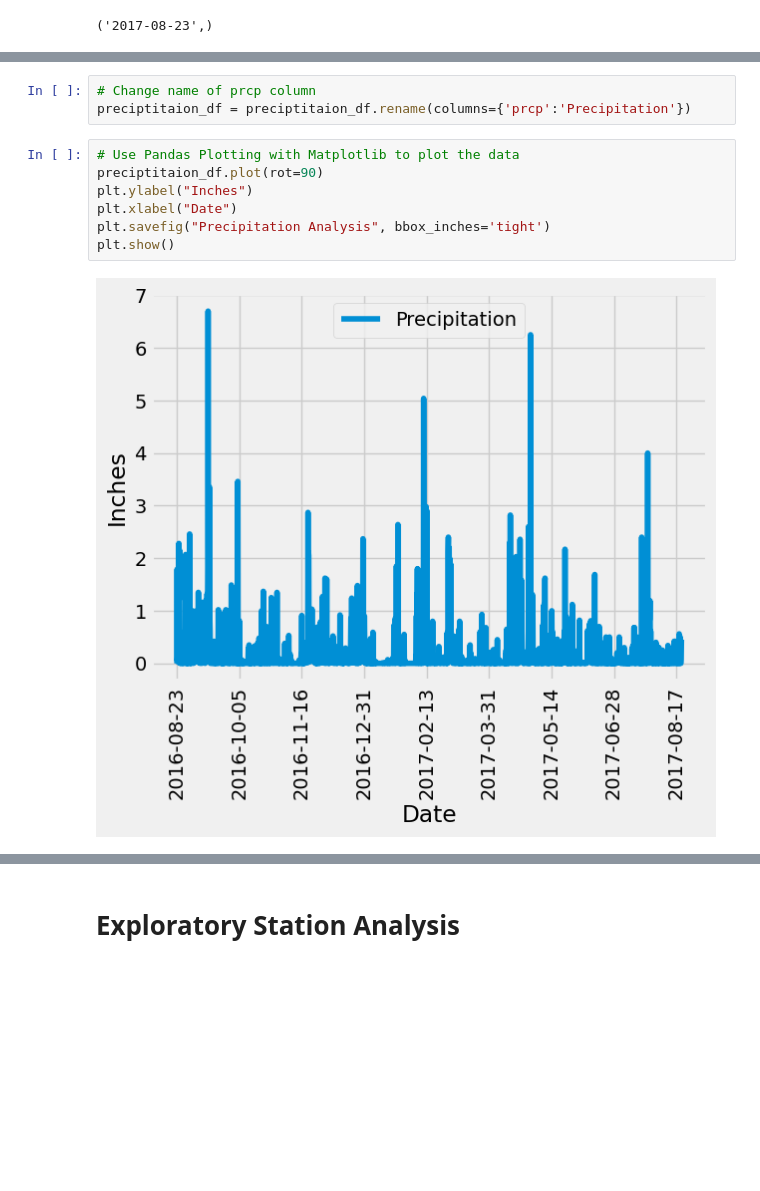
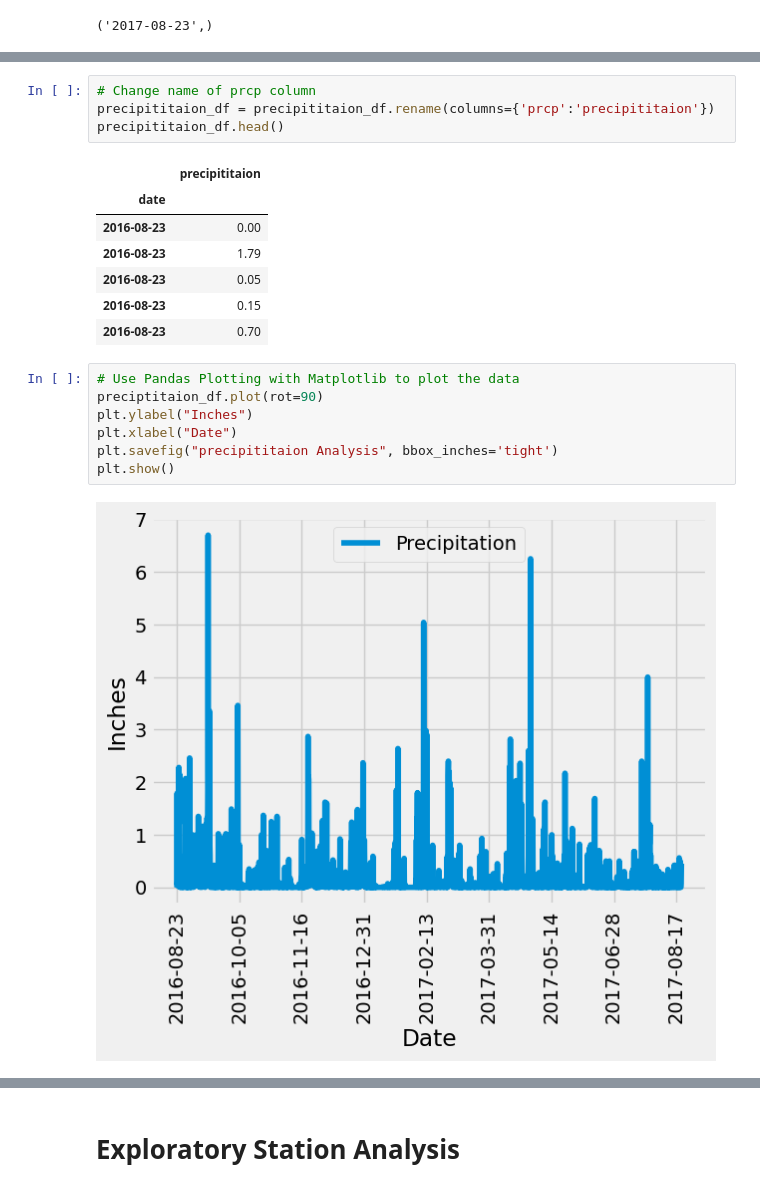
Before and after one commit to keyanap/sqlalchemy-challenge, a Jupyter notebook: SurfsUp/climate_starter.ipynb, the cells around one changed output, grey strips where cells are left out. Saved outputs shown, nothing was run; the diff lists cells and outputs as text; blank space fills up the shorter version.

```diff
--- a/SurfsUp/climate_starter.ipynb
+++ b/SurfsUp/climate_starter.ipynb
@@ -68,13 +68,22 @@ preciptitaion_df.head()
 | 2016-08-23 | 0.70 |
 # %%
 # Change name of prcp column
-preciptitaion_df = preciptitaion_df.rename(columns={'prcp':'Precipitation'})
+precipititaion_df = precipititaion_df.rename(columns={'prcp':'precipititaion'})
+precipititaion_df.head()
+# %% [output]
+|  | precipititaion |
+| date |  |
+| 2016-08-23 | 0.00 |
+| 2016-08-23 | 1.79 |
+| 2016-08-23 | 0.05 |
+| 2016-08-23 | 0.15 |
+| 2016-08-23 | 0.70 |
 # %%
 # Use Pandas Plotting with Matplotlib to plot the data
 preciptitaion_df.plot(rot=90)
 plt.ylabel("Inches")
 plt.xlabel("Date")
-plt.savefig("Precipitation Analysis", bbox_inches='tight')
+plt.savefig("precipititaion Analysis", bbox_inches='tight')
 plt.show()
 # %% [output]
 [figure]
```
Also changed, not shown: parts of 3 cells of this notebook, 4 other files.
